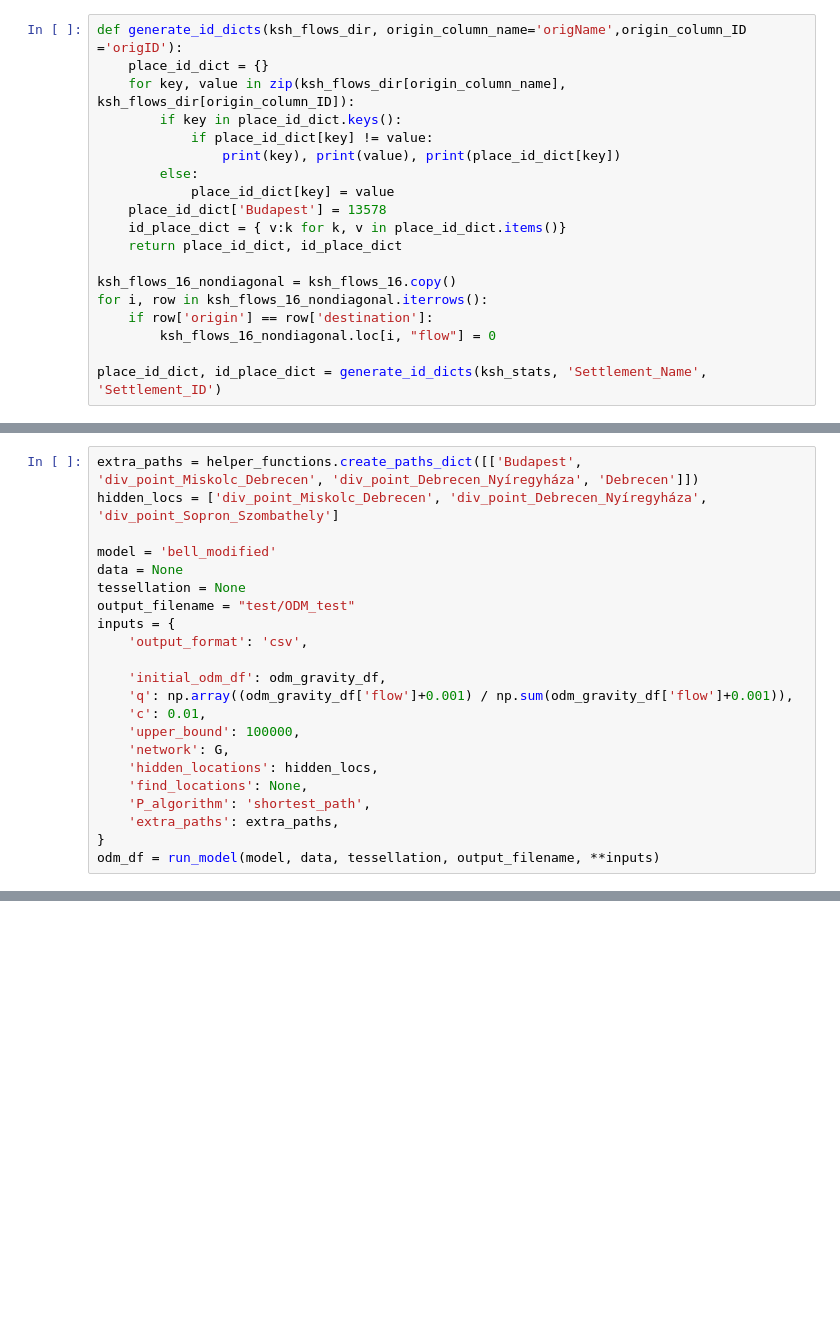
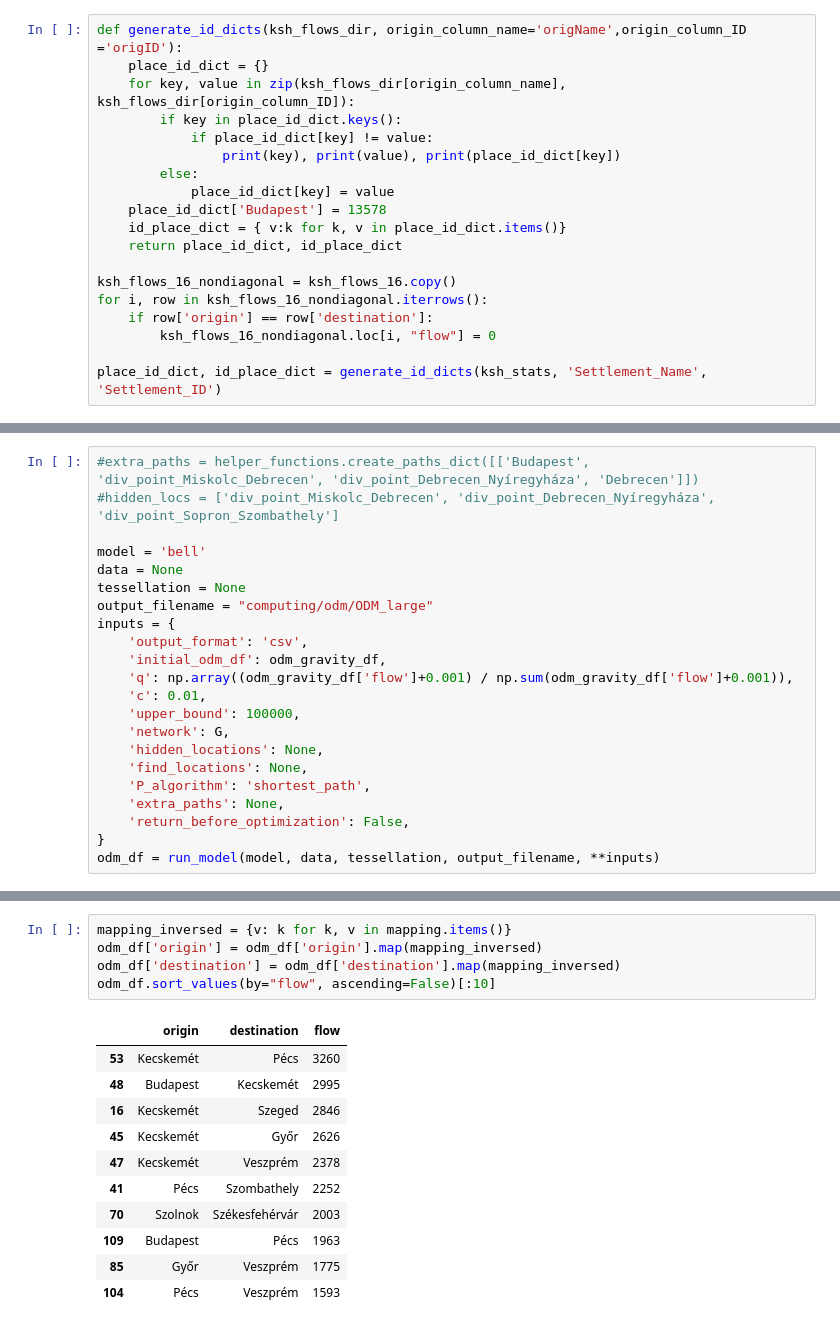
Before and after one commit to me9hanics/origin-destination-matrix-from-traffic, a Jupyter notebook: models.ipynb, the cells around one changed output, grey strips where cells are left out. Saved outputs shown, nothing was run; the diff lists cells and outputs as text; blank space fills up the shorter version.

```diff
--- a/models.ipynb
+++ b/models.ipynb
@@ -92,22 +132,22 @@ ksh_flows_16_nondiagonal = helper_functions.sort_odm_loc_names_df(ksh_flows_16_n
 # %%
-extra_paths = helper_functions.create_paths_dict([['Budapest', 'div_point_Miskolc_Debrecen', 'div_point_Debrecen_Nyíregyháza', 'Debrecen']])
-hidden_locs = ['div_point_Miskolc_Debrecen', 'div_point_Debrecen_Nyíregyháza', 'div_point_Sopron_Szombathely']
+#extra_paths = helper_functions.create_paths_dict([['Budapest', 'div_point_Miskolc_Debrecen', 'div_point_Debrecen_Nyíregyháza', 'Debrecen']])
+#hidden_locs = ['div_point_Miskolc_Debrecen', 'div_point_Debrecen_Nyíregyháza', 'div_point_Sopron_Szombathely']
 
-model = 'bell_modified'
+model = 'bell'
 data = None
 tessellation = None
-output_filename = "test/ODM_test"
+output_filename = "computing/odm/ODM_large"
 inputs = {
     'output_format': 'csv',
-
     'initial_odm_df': odm_gravity_df,
     'q': np.array((odm_gravity_df['flow']+0.001) / np.sum(odm_gravity_df['flow']+0.001)),
     'c': 0.01,
     'upper_bound': 100000,
     'network': G,
-    'hidden_locations': hidden_locs,
+    'hidden_locations': None,
     'find_locations': None,
     'P_algorithm': 'shortest_path',
-    'extra_paths': extra_paths,
+    'extra_paths': None,
+    'return_before_optimization': False,
 }
 odm_df = run_model(model, data, tessellation, output_filename, **inputs)
@@ -113,0 +182,17 @@ odm_df = run_model(model, data, tessellation, output_filename, **inputs)
+# %%
+mapping_inversed = {v: k for k, v in mapping.items()}
+odm_df['origin'] = odm_df['origin'].map(mapping_inversed)
+odm_df['destination'] = odm_df['destination'].map(mapping_inversed)
+odm_df.sort_values(by="flow", ascending=False)[:10]
+# %% [output]
+|  | origin | destination | flow |
+| 53 | Kecskemét | Pécs | 3260 |
+| 48 | Budapest | Kecskemét | 2995 |
+| 16 | Kecskemét | Szeged | 2846 |
+| 45 | Kecskemét | Győr | 2626 |
+| 47 | Kecskemét | Veszprém | 2378 |
+| 41 | Pécs | Szombathely | 2252 |
+| 70 | Szolnok | Székesfehérvár | 2003 |
+| 109 | Budapest | Pécs | 1963 |
+| 85 | Győr | Veszprém | 1775 |
+| 104 | Pécs | Veszprém | 1593 |
```
Also changed, not shown: parts of 9 cells of this notebook.
